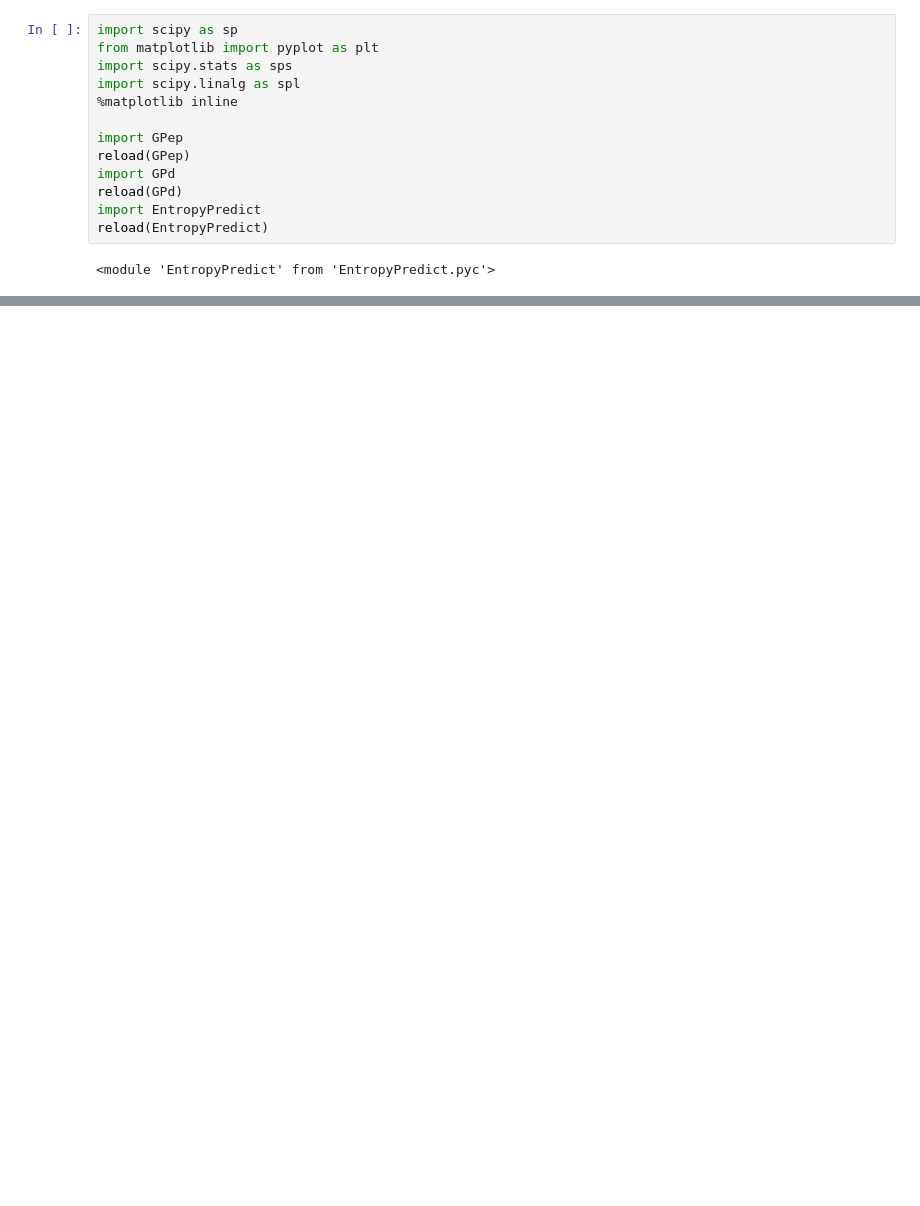
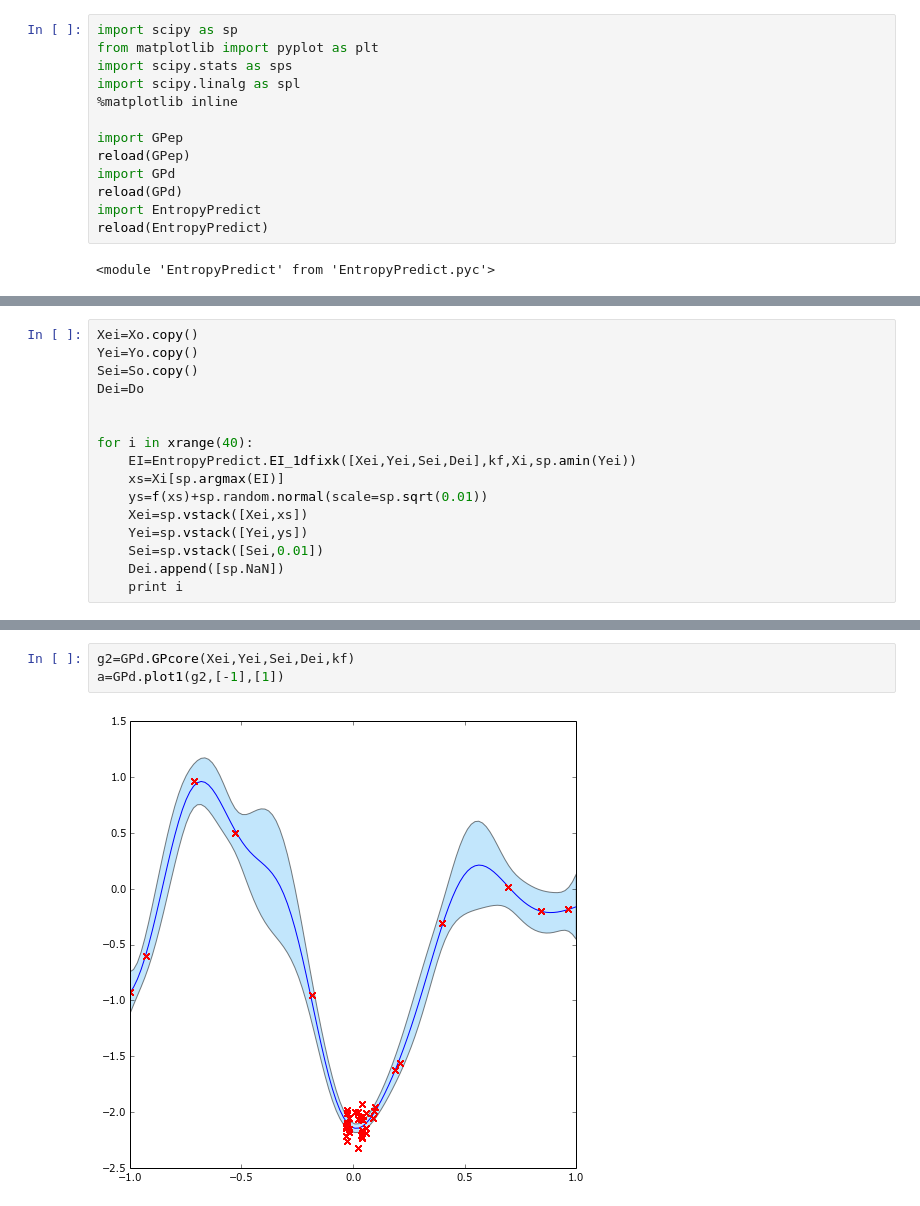
Before and after one commit to markm541374/ES, a Jupyter notebook: search.ipynb, the cells around one changed output, grey strips where cells are left out. Saved outputs shown, nothing was run; the diff lists cells and outputs as text; blank space fills up the shorter version.

```diff
--- a/search.ipynb
+++ b/search.ipynb
@@ -43,0 +70,16 @@ a.plot(Xi,3*EI,'g')
+# %%
+Xei=Xo.copy()
+Yei=Yo.copy()
+Sei=So.copy()
+Dei=Do
+
+
+for i in xrange(40):
+    EI=EntropyPredict.EI_1dfixk([Xei,Yei,Sei,Dei],kf,Xi,sp.amin(Yei))
+    xs=Xi[sp.argmax(EI)]
+    ys=f(xs)+sp.random.normal(scale=sp.sqrt(0.01))
+    Xei=sp.vstack([Xei,xs])
+    Yei=sp.vstack([Yei,ys])
+    Sei=sp.vstack([Sei,0.01])
+    Dei.append([sp.NaN])
+    print i
@@ -43,0 +104,5 @@ a.plot(Xi,3*EI,'g')
+# %%
+g2=GPd.GPcore(Xei,Yei,Sei,Dei,kf)
+a=GPd.plot1(g2,[-1],[1])
+# %% [output]
+[figure, added]
```
Also changed, not shown: parts of 9 cells of this notebook, 1 other file.
